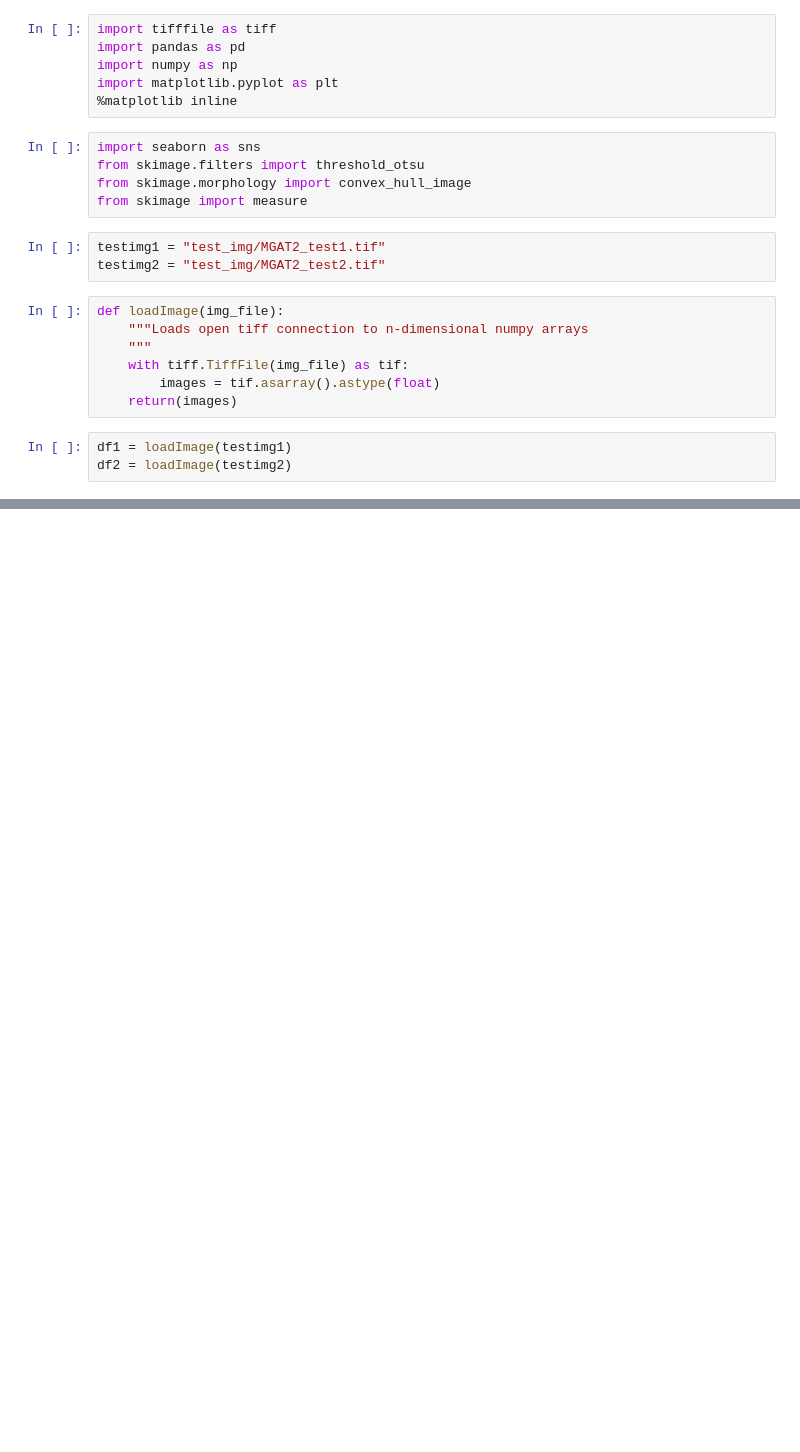
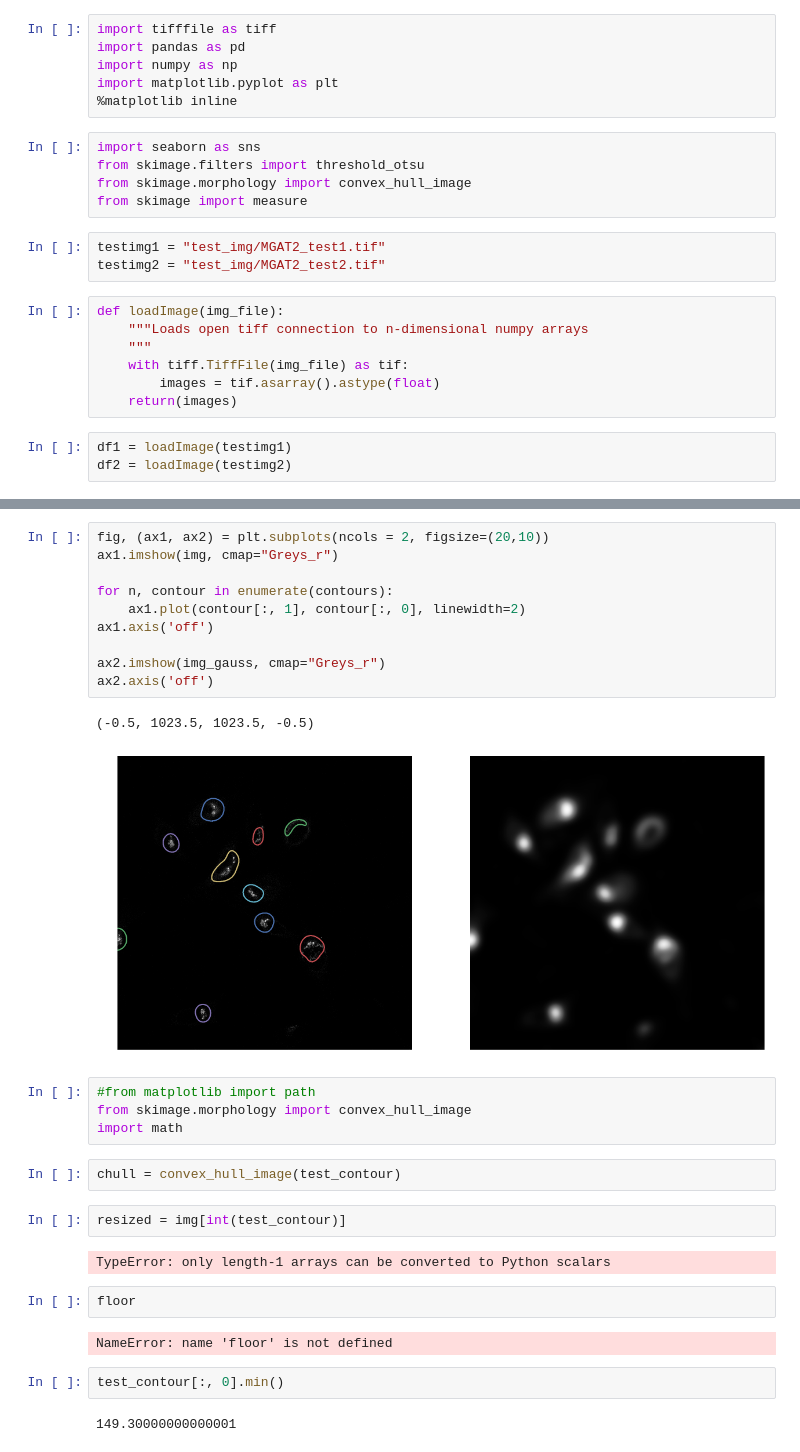
Before and after one commit to plinders/pH_analysis, a Jupyter notebook: Auto pH segmentation.ipynb, the cells around one changed output, grey strips where cells are left out. Cells and saved outputs as stored; diff of their text form; blank space fills up the shorter version.

```diff
--- a/Auto pH segmentation.ipynb
+++ b/Auto pH segmentation.ipynb
@@ -46,0 +55,31 @@ ax2.axis('off')
+# %%
+fig, (ax1, ax2) = plt.subplots(ncols = 2, figsize=(20,10))
+ax1.imshow(img, cmap="Greys_r")
+
+for n, contour in enumerate(contours):
+    ax1.plot(contour[:, 1], contour[:, 0], linewidth=2)
+ax1.axis('off')
+
+ax2.imshow(img_gauss, cmap="Greys_r")
+ax2.axis('off')
+# %% [output]
+(-0.5, 1023.5, 1023.5, -0.5)
+[figure, added]
+# %%
+#from matplotlib import path
+from skimage.morphology import convex_hull_image
+import math
+# %%
+chull = convex_hull_image(test_contour)
+# %%
+resized = img[int(test_contour)]
+# %% [output]
+TypeError: only length-1 arrays can be converted to Python scalars
+# %%
+floor
+# %% [output]
+NameError: name 'floor' is not defined
+# %%
+test_contour[:, 0].min()
+# %% [output]
+149.30000000000001
```
Also changed, not shown: parts of 10 cells of this notebook.
